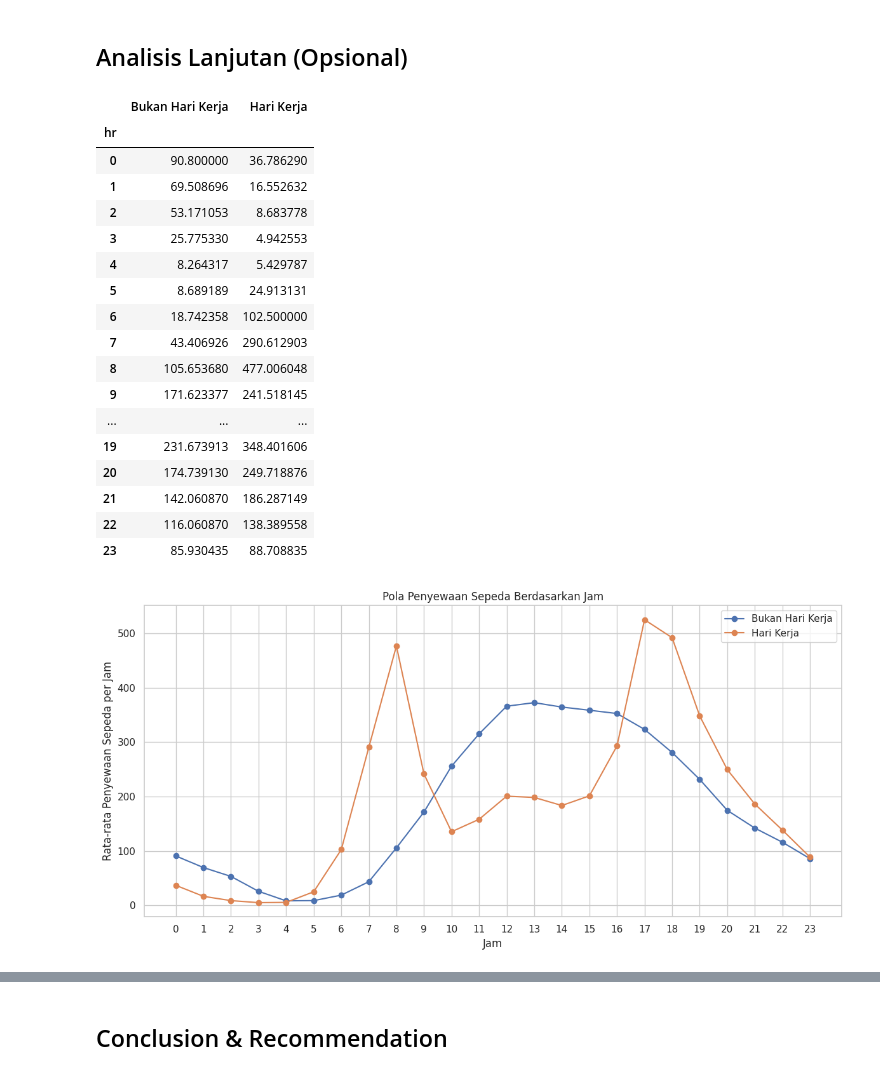
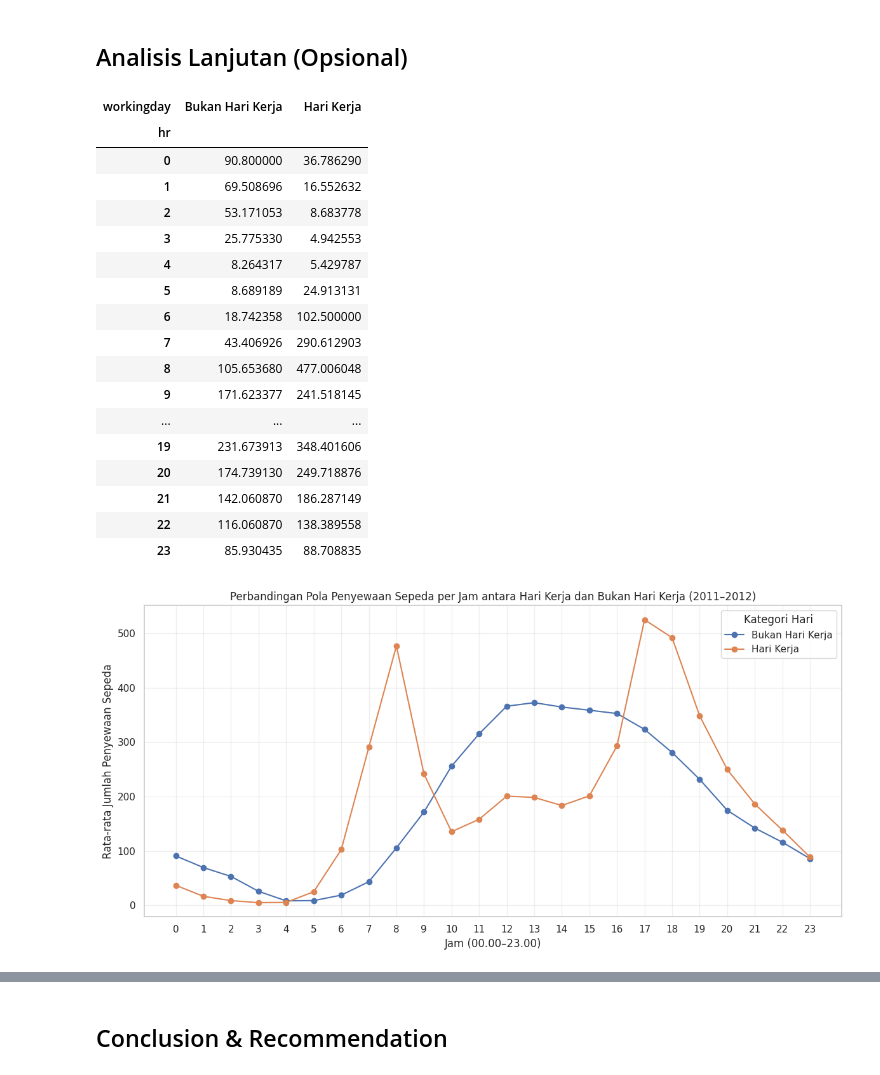
Before and after one commit to nabilarana85-oss/bike-sharing-dashboard, a Jupyter notebook: notebook.ipynb, the cells around one changed output, grey strips where cells are left out. Drawn from its saved outputs; the diff is of its cells as text; code cells hidden in the pictures.

```diff
--- a/notebook.ipynb
+++ b/notebook.ipynb
@@ -375,7 +491,9 @@ Secara umum, hasil visualisasi memperlihatkan bahwa jumlah penyewaan sepeda berb
 # %% [markdown]
 ## Analisis Lanjutan (Opsional)
 # %%
-# Menghitung rata-rata penyewaan berdasarkan jam dan kategori hari
+# Perbandingan Rata-rata Penyewaan Sepeda Berdasarkan Jam
+# antara Hari Kerja dan Bukan Hari Kerja
+
 hourly_pattern = hour_df.groupby(
     ['hr', 'workingday']
 )['cnt'].mean().reset_index()
@@ -387,11 +505,14 @@ hourly_pivot = hourly_pattern.pivot(
     values='cnt'
 )
 
-hourly_pivot.columns = ['Bukan Hari Kerja', 'Hari Kerja']
+# Mengatur urutan kolom
+hourly_pivot = hourly_pivot[
+    ['Bukan Hari Kerja', 'Hari Kerja']
+]
 
 display(hourly_pivot)
 # %% [output]
-|  | Bukan Hari Kerja | Hari Kerja |
+| workingday | Bukan Hari Kerja | Hari Kerja |
 | hr |  |  |
 | 0 | 90.800000 | 36.786290 |
 | 1 | 69.508696 | 16.552632 |
@@ -410,32 +531,37 @@ display(hourly_pivot)
 | 22 | 116.060870 | 138.389558 |
 | 23 | 85.930435 | 88.708835 |
 # %%
+# Pola Penyewaan Sepeda Berdasarkan Jam dan Kategori Hari
+
 plt.figure(figsize=(12, 6))
 
 plt.plot(
     hourly_pivot.index,
     hourly_pivot['Bukan Hari Kerja'],
     marker='o',
     label='Bukan Hari Kerja'
 )
 
 plt.plot(
     hourly_pivot.index,
     hourly_pivot['Hari Kerja'],
     marker='o',
     label='Hari Kerja'
 )
 
-plt.title('Pola Penyewaan Sepeda Berdasarkan Jam')
-plt.xlabel('Jam')
-plt.ylabel('Rata-rata Penyewaan Sepeda per Jam')
+plt.title(
+    'Perbandingan Pola Penyewaan Sepeda per Jam '
+    'antara Hari Kerja dan Bukan Hari Kerja (2011–2012)'
+)
+plt.xlabel('Jam (00.00–23.00)')
+plt.ylabel('Rata-rata Jumlah Penyewaan Sepeda')
 plt.xticks(range(24))
-plt.legend()
-plt.grid(True)
+plt.legend(title='Kategori Hari')
+plt.grid(True, alpha=0.3)
 plt.tight_layout()
 plt.show()
 # %% [output]
-[figure, old version]
+[figure, new version]
 # %% [markdown]
 **Insight:** (Opsional)
 Berdasarkan analisis pola penyewaan sepeda berdasarkan jam, ditemukan perbedaan pola antara hari kerja dan bukan hari kerja.
```
Also changed, not shown: parts of 46 cells of this notebook.
